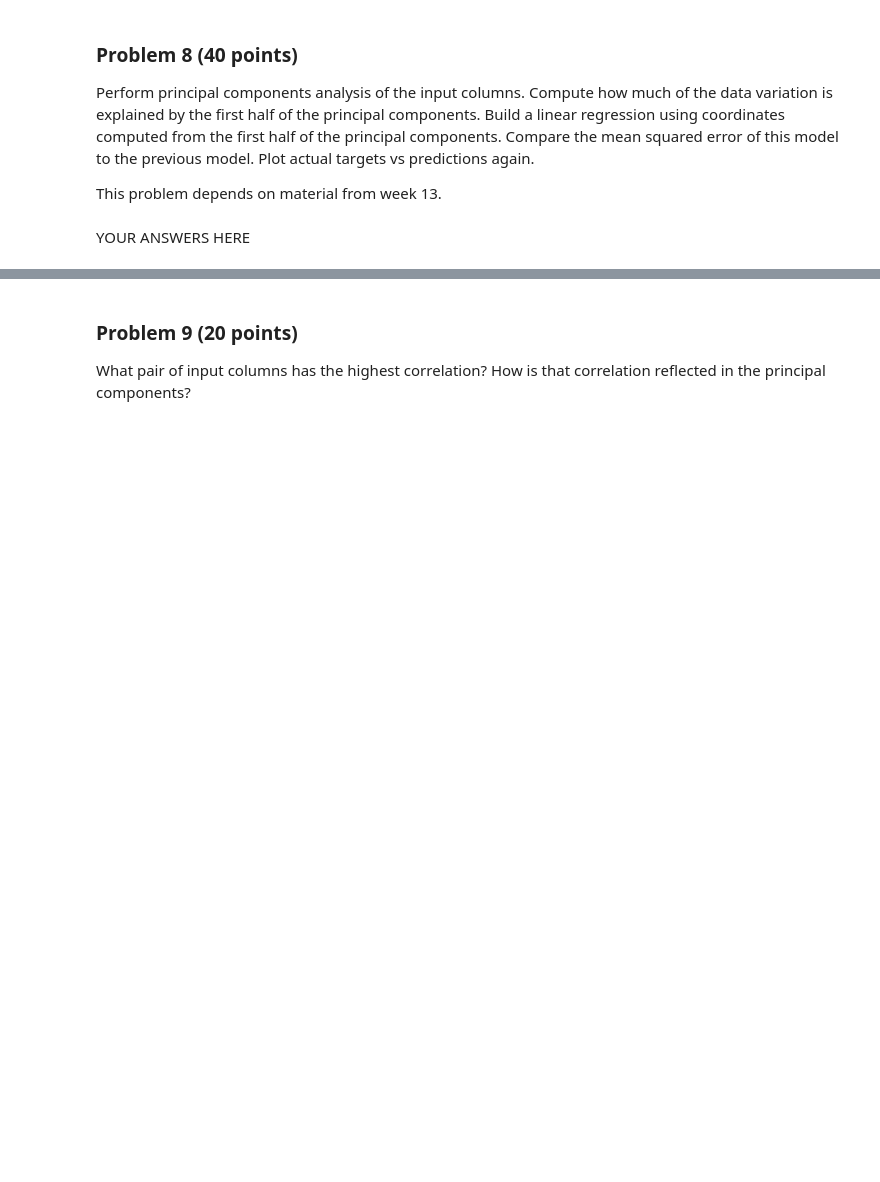
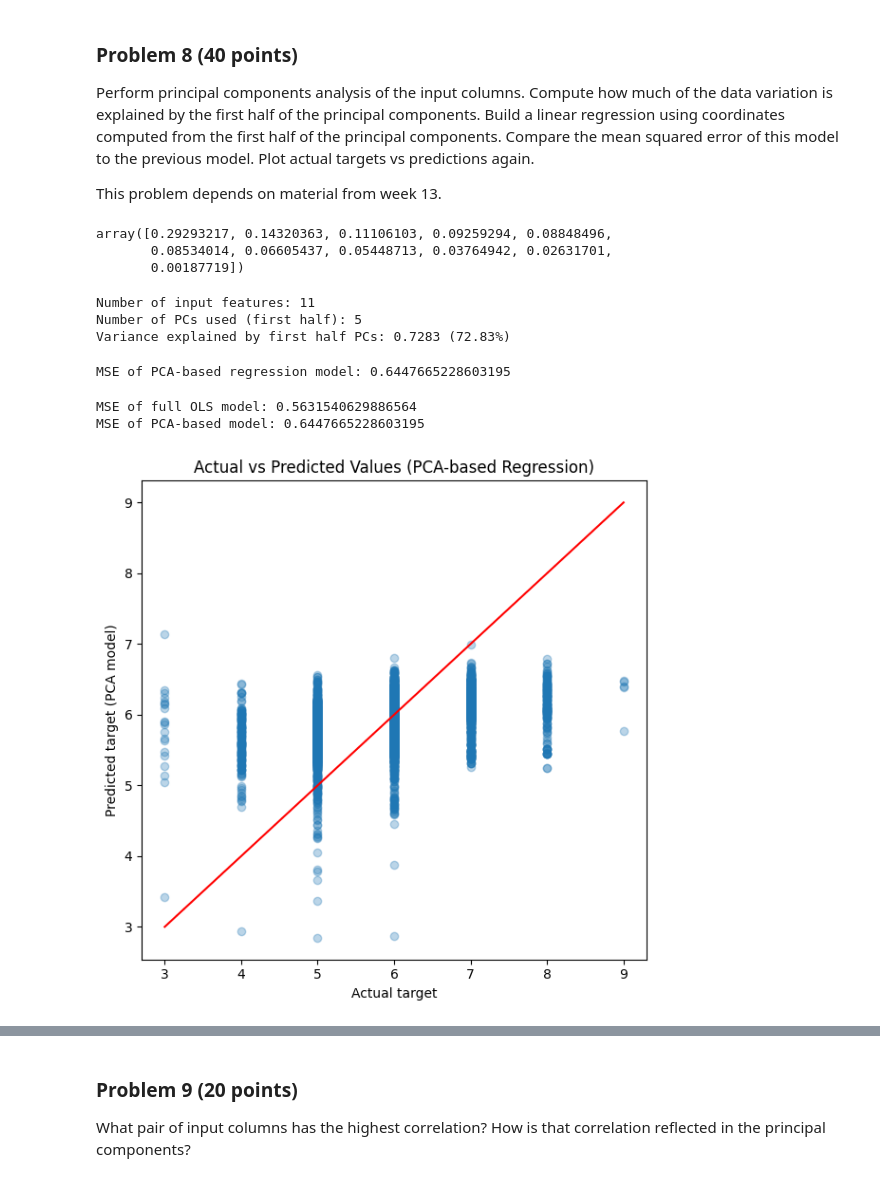
Before and after one commit to gdouek/dx601-final-project, a Jupyter notebook: project.ipynb, the cells around one changed output, grey strips where cells are left out. Drawn from its saved outputs; the diff is of its cells as text; code cells hidden in the pictures; blank space fills up the shorter version.

```diff
--- a/project.ipynb
+++ b/project.ipynb
@@ -393,2 +458,0 @@ This problem depends on material from week 13.
-# %% [markdown]
-YOUR ANSWERS HERE
@@ -394,0 +469,67 @@ YOUR ANSWERS HERE
+# %%
+#Standardize the Input Columns
+scaler = StandardScaler()
+X_scaled = scaler.fit_transform(X)
+# %%
+n_features = X.shape[1]
+
+pca = PCA(n_components=n_features)
+X_pca = pca.fit_transform(X_scaled)
+
+explained_variance_ratio = pca.explained_variance_ratio_
+explained_variance_ratio
+# %% [output]
+array([0.29293217, 0.14320363, 0.11106103, 0.09259294, 0.08848496,
+       0.08534014, 0.06605437, 0.05448713, 0.03764942, 0.02631701,
+       0.00187719])
+# %%
+n_half = n_features // 2  # first half of PCs
+
+variance_first_half = explained_variance_ratio[:n_half].sum()
+
+print(f"Number of input features: {n_features}")
+print(f"Number of PCs used (first half): {n_half}")
+print(f"Variance explained by first half PCs: {variance_first_half:.4f} "
+      f"({variance_first_half * 100:.2f}%)")
+# %% [output]
+Number of input features: 11
+Number of PCs used (first half): 5
+Variance explained by first half PCs: 0.7283 (72.83%)
+# %%
+#only the first half of principal components
+X_pca_half = X_pca[:, :n_half]
+
+pca_reg = LinearRegression()
+pca_reg.fit(X_pca_half, y)
+
+y_pred_pca = pca_reg.predict(X_pca_half)
+
+mse_pca = mean_squared_error(y, y_pred_pca)
+print("MSE of PCA-based regression model:", mse_pca)
+# %% [output]
+MSE of PCA-based regression model: 0.6447665228603195
+# %%
+#Comparison With the Full Linear Regression Model From Problem 5
+
+full_reg = LinearRegression()
+full_reg.fit(X, y)
+y_pred_full = full_reg.predict(X)
+mse_full = mean_squared_error(y, y_pred_full)
+
+print("MSE of full OLS model:", mse_full)
+print("MSE of PCA-based model:", mse_pca)
+# %% [output]
+MSE of full OLS model: 0.5631540629886564
+MSE of PCA-based model: 0.6447665228603195
+# %%
+#Actual vs Predicted for PCA Model
+plt.figure(figsize=(6,6))
+plt.scatter(y, y_pred_pca, alpha=0.3)
+plt.xlabel("Actual target")
+plt.ylabel("Predicted target (PCA model)")
+plt.title("Actual vs Predicted Values (PCA-based Regression)")
+plt.plot([y.min(), y.max()], [y.min(), y.max()], 'r')
+plt.tight_layout()
+plt.show()
+# %% [output]
+[figure, added]
```
Also changed, not shown: parts of 10 cells of this notebook.
